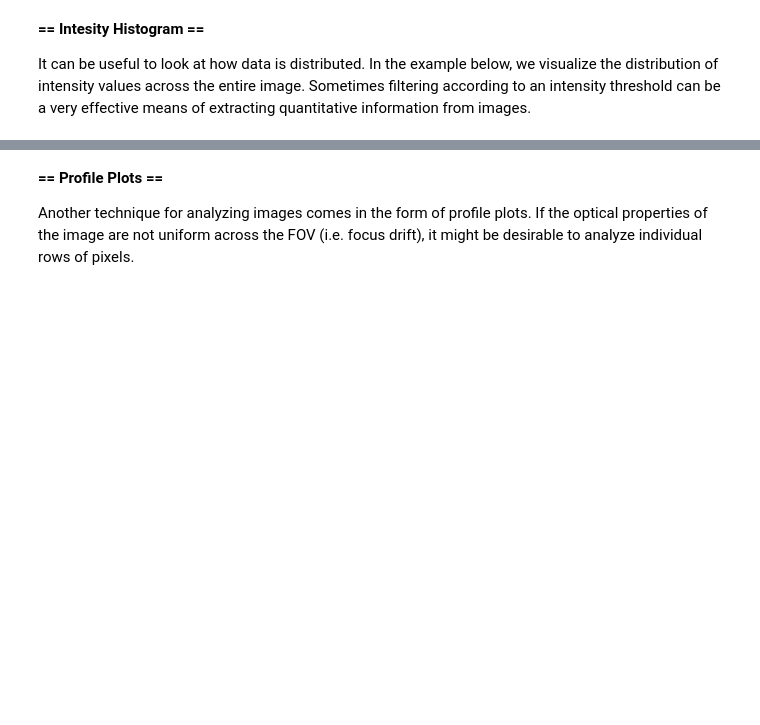
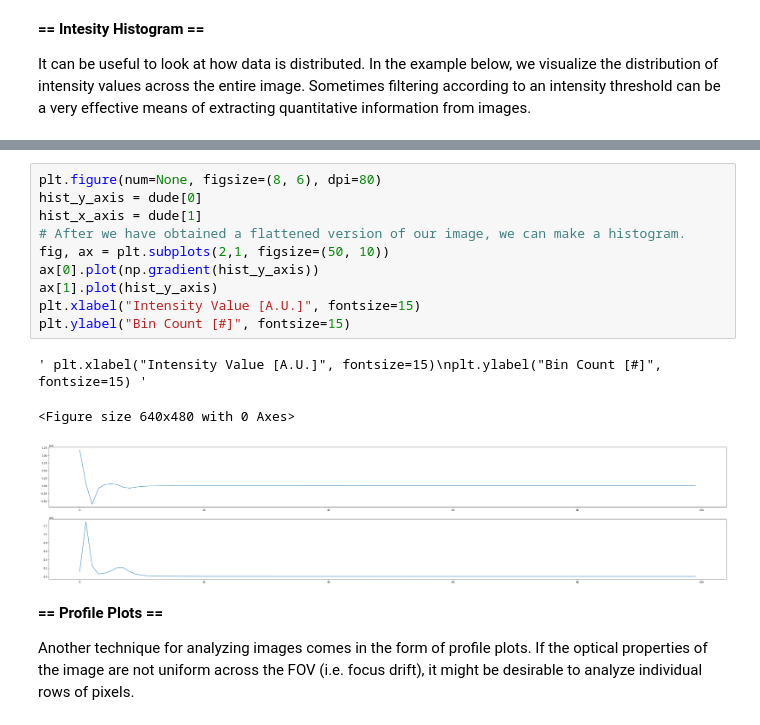
Before and after one commit to cameronhastie/Tutorial, a Jupyter notebook: Image_Analysis/Intro.ipynb, the cells around one changed output, grey strips where cells are left out. Cells and saved outputs as stored; diff of their text form; blank space fills up the shorter version.

Commit message:
gradients + subplots
Contains some code for doing gradients and subplots.

```diff
--- a/Image_Analysis/Intro.ipynb
+++ b/Image_Analysis/Intro.ipynb
@@ -68,3 +68,17 @@ Text(0, 0.5, 'Bin Count [#]')
+# %%
+plt.figure(num=None, figsize=(8, 6), dpi=80)
+hist_y_axis = dude[0]
+hist_x_axis = dude[1]
+# After we have obtained a flattened version of our image, we can make a histogram.
+fig, ax = plt.subplots(2,1, figsize=(50, 10))
+ax[0].plot(np.gradient(hist_y_axis))
+ax[1].plot(hist_y_axis)
+plt.xlabel("Intensity Value [A.U.]", fontsize=15)
+plt.ylabel("Bin Count [#]", fontsize=15)
+# %% [output]
+' plt.xlabel("Intensity Value [A.U.]", fontsize=15)\nplt.ylabel("Bin Count [#]", fontsize=15) '
+<Figure size 640x480 with 0 Axes>
+[figure, added]
 # %% [markdown]
 **== Profile Plots ==**
 
```
Also changed, not shown: parts of 1 cell of this notebook.
